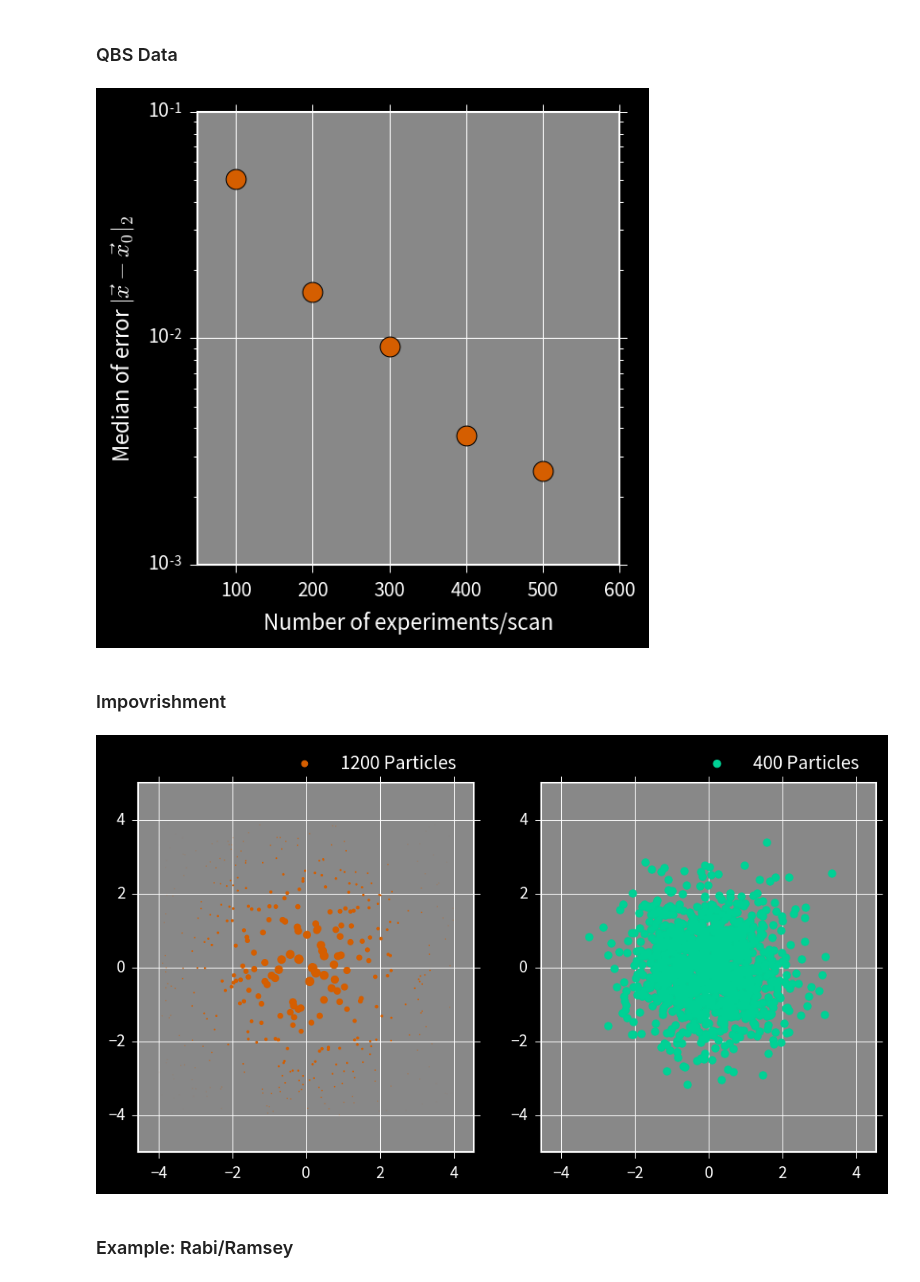
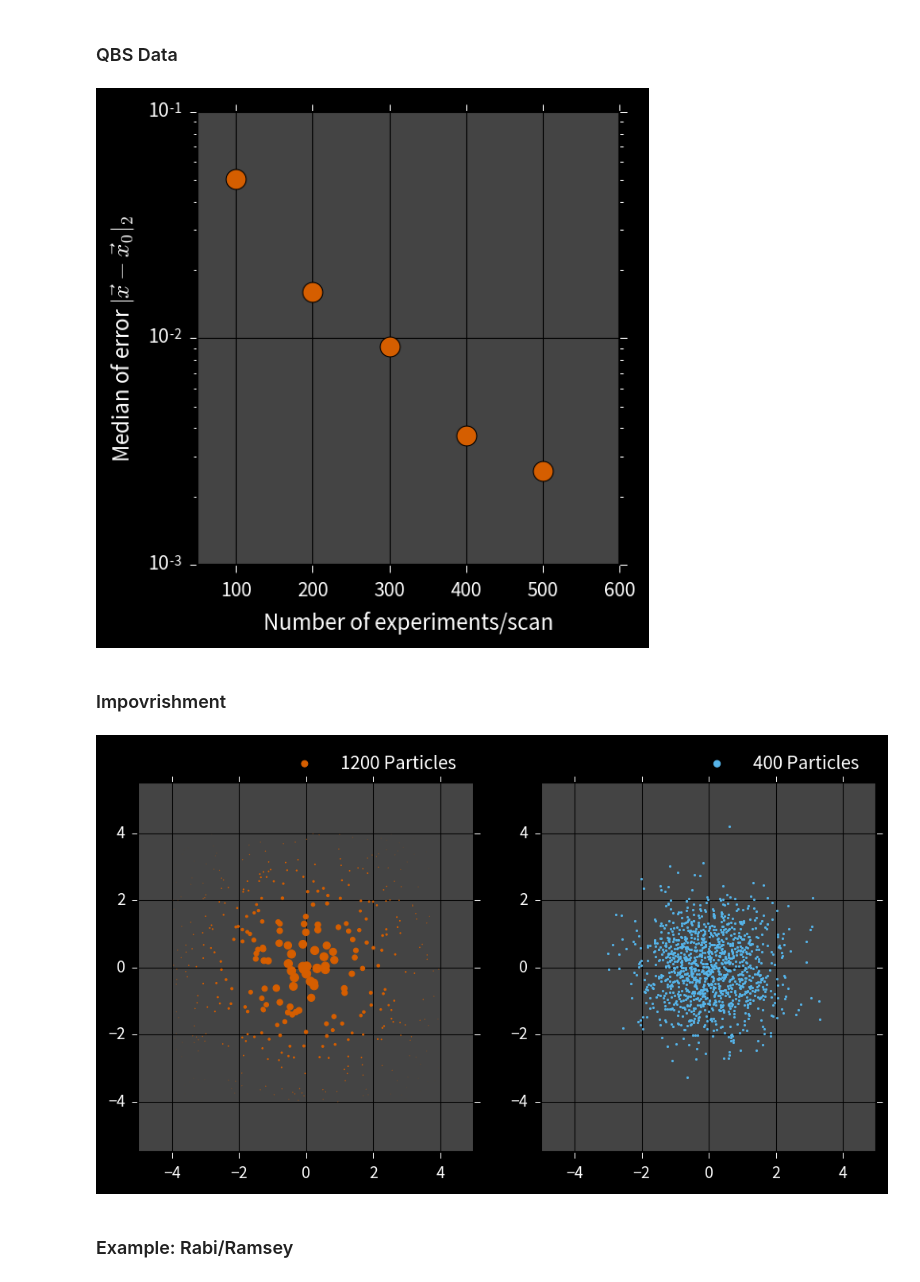
Before and after one commit to cgranade/cgranade.github.io, a Jupyter notebook: research/talks/quics/07-2016/figures.ipynb, the cells around one changed output. Drawn from its saved outputs; the diff is of its cells as text; code cells hidden in the pictures.

Commit message:
Updated figures.

```diff
--- a/research/talks/quics/07-2016/figures.ipynb
+++ b/research/talks/quics/07-2016/figures.ipynb
@@ -25,17 +25,19 @@ plt.style.use('ggplot-rq')
 # %%
 plt.rcParams['figure.facecolor'] = 'black'
 plt.rcParams['text.color'] = 'white'
+plt.rcParams['grid.color'] = 'black'
 plt.rcParams['axes.labelcolor'] = 'white'
+plt.rcParams['axes.edgecolor'] = 'black'
 plt.rcParams['xtick.color'] = 'white'
 plt.rcParams['ytick.color'] = 'white'
-plt.rcParams['axes.facecolor'] = '#888888'
+plt.rcParams['axes.facecolor'] = '#444444'
 # %%
 nyquist_heuristic = partial(SampleTimeHeuristic, t_func=lambda k: 2750 * k / 2000)
 exp_sparse_heuristic = partial(SampleTimeHeuristic, t_func=lambda k: 1.0049 ** k)
 # %%
 plt.rcParams['axes.prop_cycle'] = plt.cycler('color', [
     '#D55E00',
-    '#00BC84'
+    '#56B4E9'
 ])
 # %%
 fig, subplots = plt.subplots(ncols=2, figsize=(8, 4))
@@ -88,7 +87,7 @@ fig.tight_layout()
 
 plt.savefig('./figures/qbs-error-per-scan.png', dpi=500, facecolor='k', frameon=False)
 # %% [output]
-[figure, old version]
+[figure, new version]
 # %% [markdown]
 ### Impovrishment ###
 # %%
@@ -100,23 +99,23 @@ wts_bad /= wts_bad.sum()
 # %%
 try: style_cycle = plt.rcParams['axes.prop_cycle']()
 except:
     from cycler import cycler
     style_cycle = iter(cycler('color', plt.rcParams['axes.color_cycle']))
 
 plt.figure(figsize=(8, 4))
 ax = plt.subplot(1, 2, 1)
 plt.scatter(particles_bad[:, 0], particles_bad[:, 1], s=1200 * wts_bad, **style_cycle.next())
 plt.legend(['1200 Particles'],bbox_to_anchor=(1, 1.125), scatterpoints=1)
 plt.gca().set_aspect('equal')
 
 plt.subplot(1, 2, 2, sharex=ax, sharey=ax)
-plt.scatter(particles_good[:, 0], particles_good[:, 1], **style_cycle.next())
-plt.legend(['400 Particles'],bbox_to_anchor=(1, 1.125), scatterpoints=1)
+plt.scatter(particles_good[:, 0], particles_good[:, 1], s=1200 / len(particles_good), **style_cycle.next())
+plt.legend(['400 Particles'],bbox_to_anchor=(1, 1.125), scatterpoints=1, markerscale=4)
 plt.gca().set_aspect('equal')
 
 plt.savefig('figures/impovrishment.png', format='png', dpi=300, frameon=False, facecolor="black")
 # %% [output]
-[figure, old version]
+[figure, new version]
 # %% [markdown]
 ### Example: Rabi/Ramsey ###
 # %%
```
Also changed, not shown: parts of 3 cells of this notebook, 8 other files.
